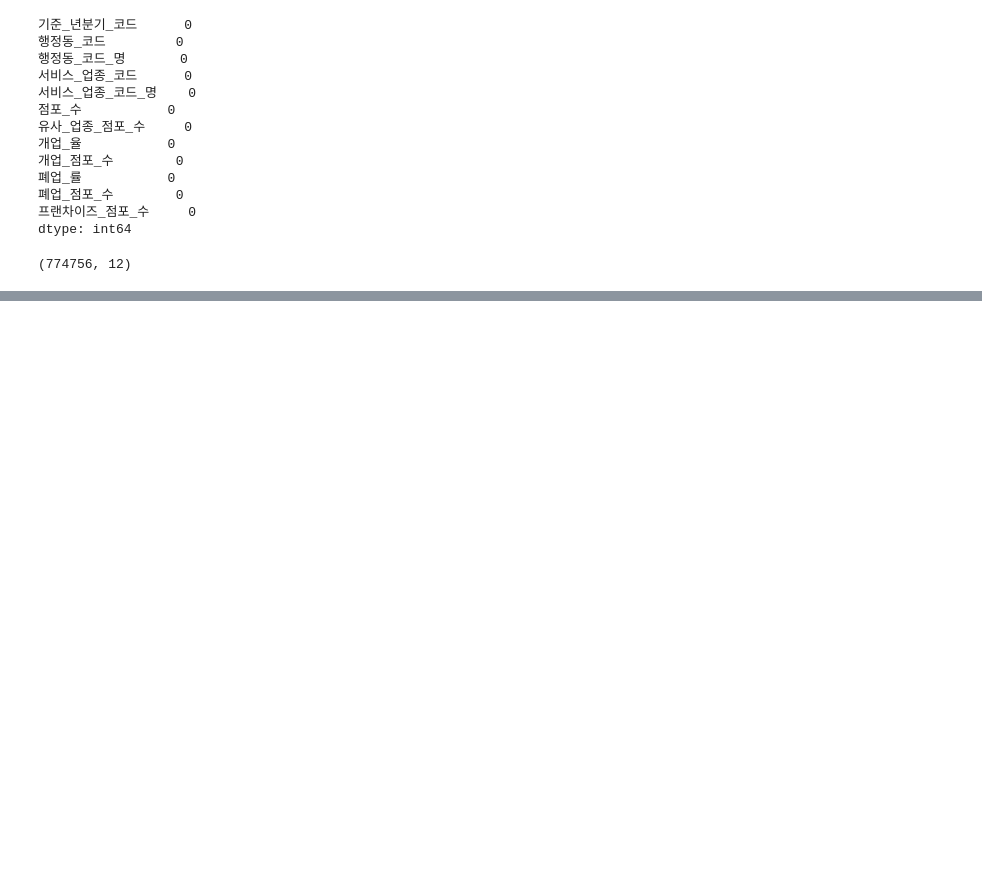
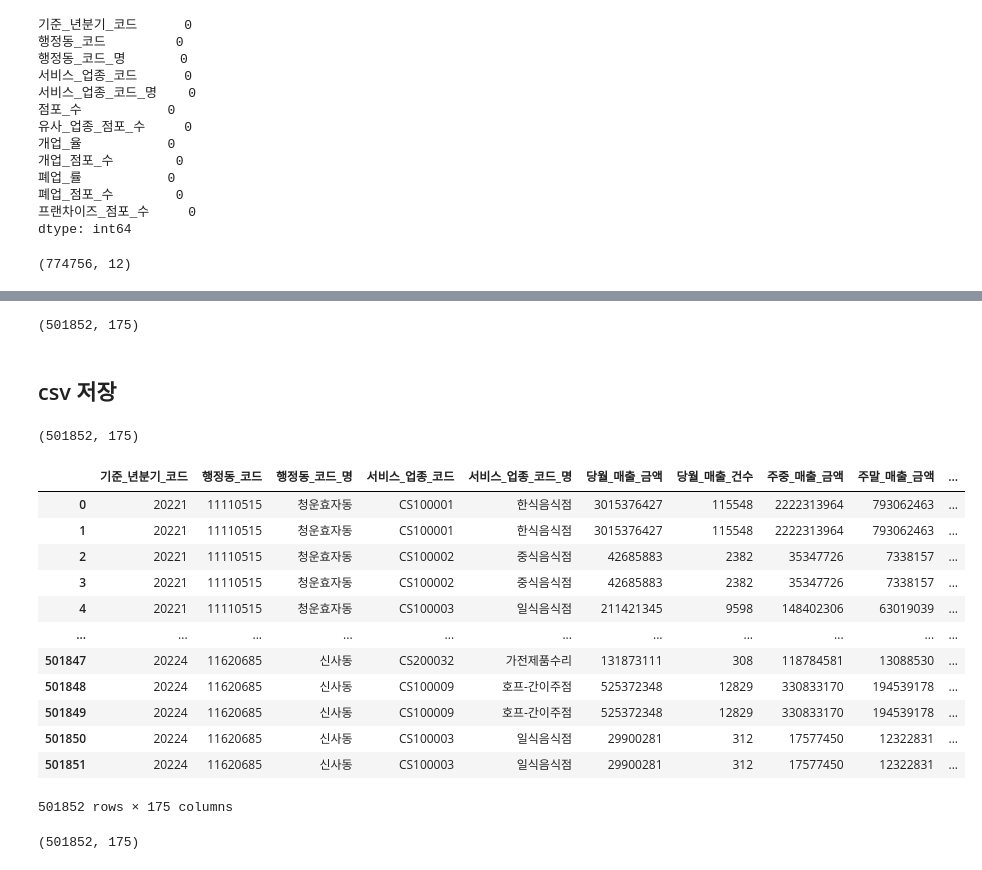
Before and after one commit to KT-AIvle-4th-Big-Project-Team2/SAI, a Jupyter notebook: Modeling/data cleansing_행정동.ipynb, the cells around one changed output, grey strips where cells are left out. Drawn from its saved outputs; the diff is of its cells as text; code cells hidden in the pictures; blank space fills up the shorter version.

Commit message:
[23.12.23]행정동_full_set_jh

```diff
--- a/Modeling/data cleansing_행정동.ipynb
+++ b/Modeling/data cleansing_행정동.ipynb
@@ -635,0 +695,3 @@ df_점포.shape
+# %%
+tmp6 = tmp5.merge(df_상주인구, how='left', on=['기준_년분기_코드','행정동_코드','행정동_코드_명'])
+tmp6.shape
@@ -635,0 +705,31 @@ df_점포.shape
+# %%
+tmp7 = tmp6.merge(df_생활인구, how='left', on=['기준_년분기_코드','행정동_코드','행정동_코드_명'])
+tmp7.shape
+# %% [output]
+(501852, 175)
+# %% [markdown]
+## csv 저장
+# %%
+dong_data = tmp7.copy()
+# %%
+dong_data.shape
+# %% [output]
+(501852, 175)
+# %%
+pd.set_option('display.max_columns', 500)
+# %%
+dong_data
+# %% [output]
+|  | 기준_년분기_코드 | 행정동_코드 | 행정동_코드_명 | 서비스_업종_코드 | 서비스_업종_코드_명 | 당월_매출_금액 | 당월_매출_건수 | 주중_매출_금액 | 주말_매출_금액 | ... |
+| 0 | 20221 | 11110515 | 청운효자동 | CS100001 | 한식음식점 | 3015376427 | 115548 | 2222313964 | 793062463 | ... |
+| 1 | 20221 | 11110515 | 청운효자동 | CS100001 | 한식음식점 | 3015376427 | 115548 | 2222313964 | 793062463 | ... |
+| 2 | 20221 | 11110515 | 청운효자동 | CS100002 | 중식음식점 | 42685883 | 2382 | 35347726 | 7338157 | ... |
+| 3 | 20221 | 11110515 | 청운효자동 | CS100002 | 중식음식점 | 42685883 | 2382 | 35347726 | 7338157 | ... |
+| 4 | 20221 | 11110515 | 청운효자동 | CS100003 | 일식음식점 | 211421345 | 9598 | 148402306 | 63019039 | ... |
+| ... | ... | ... | ... | ... | ... | ... | ... | ... | ... | ... |
+| 501847 | 20224 | 11620685 | 신사동 | CS200032 | 가전제품수리 | 131873111 | 308 | 118784581 | 13088530 | ... |
+| 501848 | 20224 | 11620685 | 신사동 | CS100009 | 호프-간이주점 | 525372348 | 12829 | 330833170 | 194539178 | ... |
+| 501849 | 20224 | 11620685 | 신사동 | CS100009 | 호프-간이주점 | 525372348 | 12829 | 330833170 | 194539178 | ... |
+| 501850 | 20224 | 11620685 | 신사동 | CS100003 | 일식음식점 | 29900281 | 312 | 17577450 | 12322831 | ... |
+| 501851 | 20224 | 11620685 | 신사동 | CS100003 | 일식음식점 | 29900281 | 312 | 17577450 | 12322831 | ... |
+501852 rows × 175 columns
@@ -635,0 +739,5 @@ df_점포.shape
+# %%
+df_dong=pd.read_csv('../../data/dong_full_data.csv')
+df_dong.shape
+# %% [output]
+(501852, 175)
```
Also changed, not shown: parts of 16 cells of this notebook.
